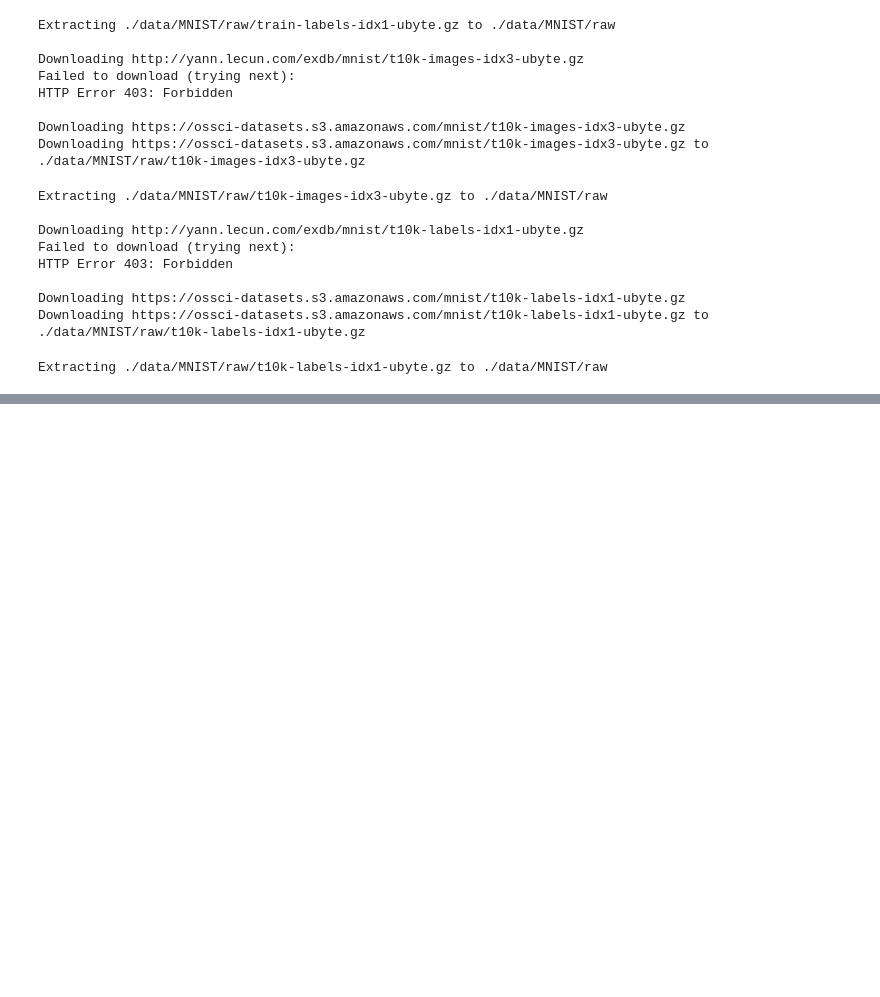
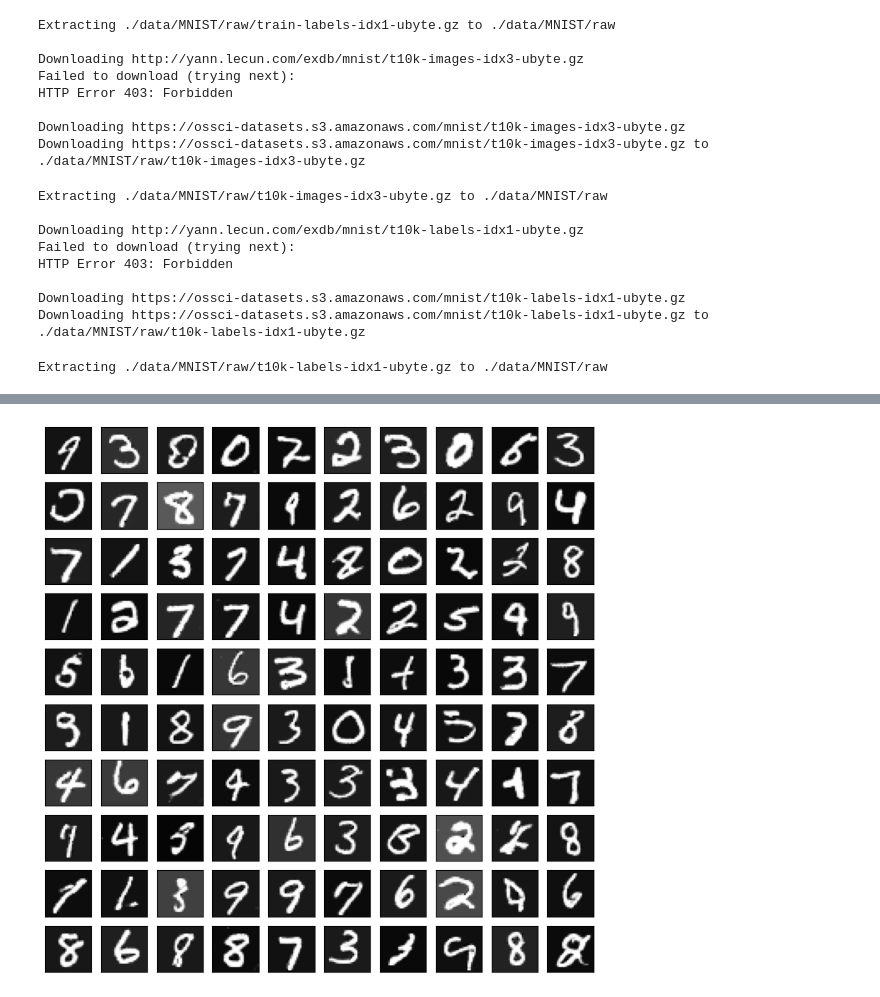
Before and after one commit to KacaPopovic/Minimal-GAN, a Jupyter notebook: Untitled5.ipynb, the cells around one changed output, grey strips where cells are left out. Drawn from its saved outputs; the diff is of its cells as text; code cells hidden in the pictures; blank space fills up the shorter version.

```diff
--- a/Untitled5.ipynb
+++ b/Untitled5.ipynb
@@ -313,0 +359,21 @@ RuntimeError: Expected 3D (unbatched) or 4D (batched) input to conv_transpose2d,
+# %%
+# Generate and plot final images
+z = torch.Tensor(draw_sample(100, zdim)).view(-1, zdim, 1, 1).to(device)
+G_sample_inf = G(z)
+samples = G_sample_inf.detach().cpu().numpy()
+
+# Plot the generated samples
+fig = plt.figure(figsize=(10, 10))
+gs = gridspec.GridSpec(10, 10)
+for j, sample in enumerate(samples):
+    ax = plt.subplot(gs[j])
+    ax.set_xticks([])
+    ax.set_yticks([])
+    plt.imshow(sample.squeeze(), cmap='Greys_r')
+
+if not os.path.exists('res'):
+    os.makedirs('res')
+plt.savefig('res/final_generated_images_MNIST_CNN.png', bbox_inches='tight')
+plt.show()
+# %% [output]
+[figure, added]
```
Also changed, not shown: parts of 8 cells of this notebook.
